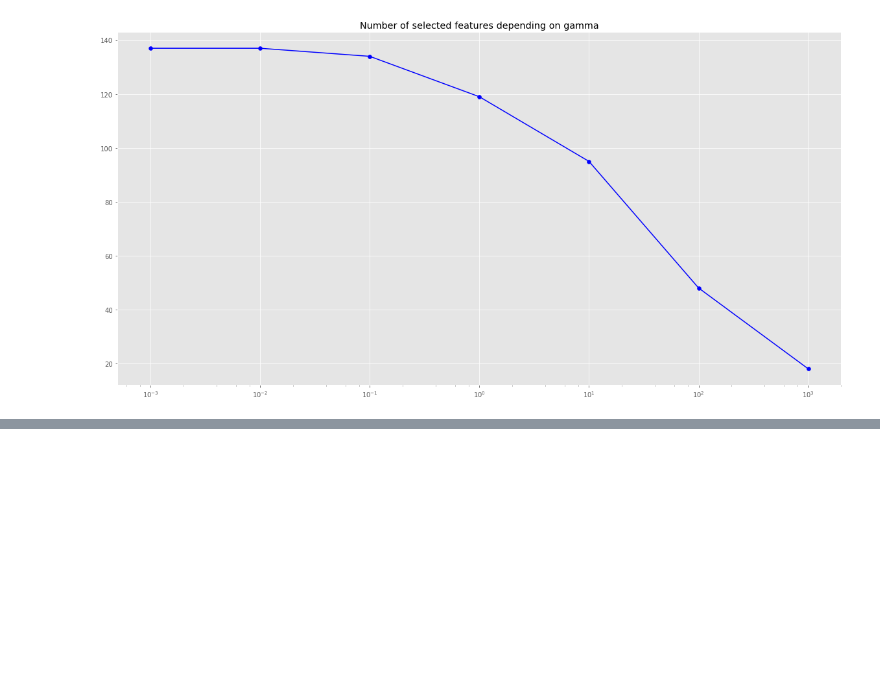
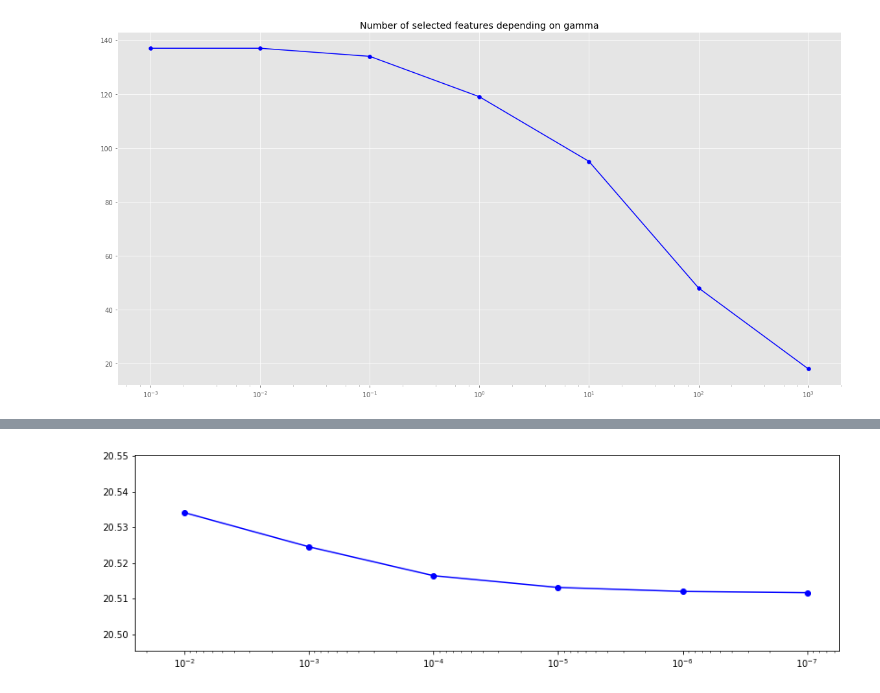
Before and after one commit to GRichard513/Convex-Multi-Task-Learning-, a Jupyter notebook: Code.ipynb, the cells around one changed output, grey strips where cells are left out. Cells and saved outputs as stored; diff of their text form; code cells hidden in the pictures; blank space fills up the shorter version.

```diff
--- a/Code.ipynb
+++ b/Code.ipynb
@@ -71,4 +88,0 @@ K_tmp=K[idx].T[idx].T
-# %%
-X_train,X_test,y_train,y_test=train_test_split(X_df,y_df,test_size=0.8)
-B,K_til,mu_idx=algo2(X_train,y_train,gamma=1,
-                     epsilon=0.1,tol=1e-5,max_iter=5)
@@ -88,4 +88,0 @@ np.linalg.norm(y_pred-y_train.values,ord=1)/len(y_pred)
-# %%
-X_train,X_test,y_train,y_test=train_test_split(X_df,y_df,test_size=0.9)
-
-B,list_cost,mineps=algo2_eps(X_train,y_train,gamma=0.1,epsilon_init=1e-2,tol=1e-3,tol_eps=1e-7,max_iter=10,kernel='gaussian',sigma=None)
@@ -229,0 +171,2 @@ np.sqrt(np.var(y_train.values))
+# %%
+B,list_cost,mineps=algo2_eps(X_train,y_train,gamma=1,epsilon_init=1e-2,tol=1e-3,tol_eps=1e-7,max_iter=5,kernel='gaussian',sigma=None)
@@ -229,0 +191,13 @@ np.sqrt(np.var(y_train.values))
+# %%
+#Convergence on epsilon
+
+eps_list=[10**(-j) for j in range(2,8)]
+fig, _ = plt.subplots(figsize=[14,4])
+plt.scatter(eps_list,list_cost,c='b')
+plt.plot(eps_list,list_cost,c='b')
+plt.xscale('log')
+plt.gca().invert_xaxis()
+plt.show()
+plt.show()
+# %% [output]
+[figure, added]
```
Also changed, not shown: parts of 30 cells of this notebook, 2 other files.
